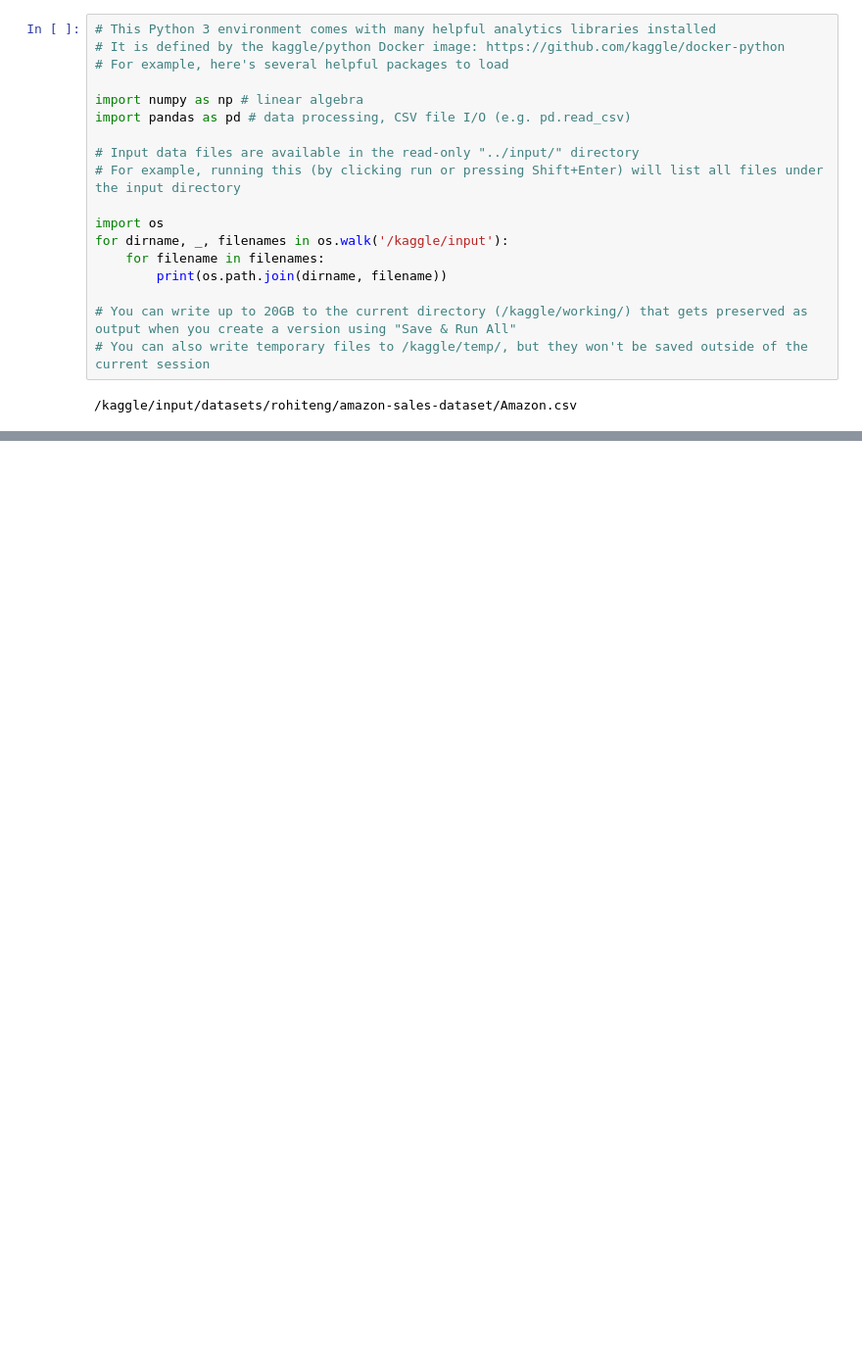
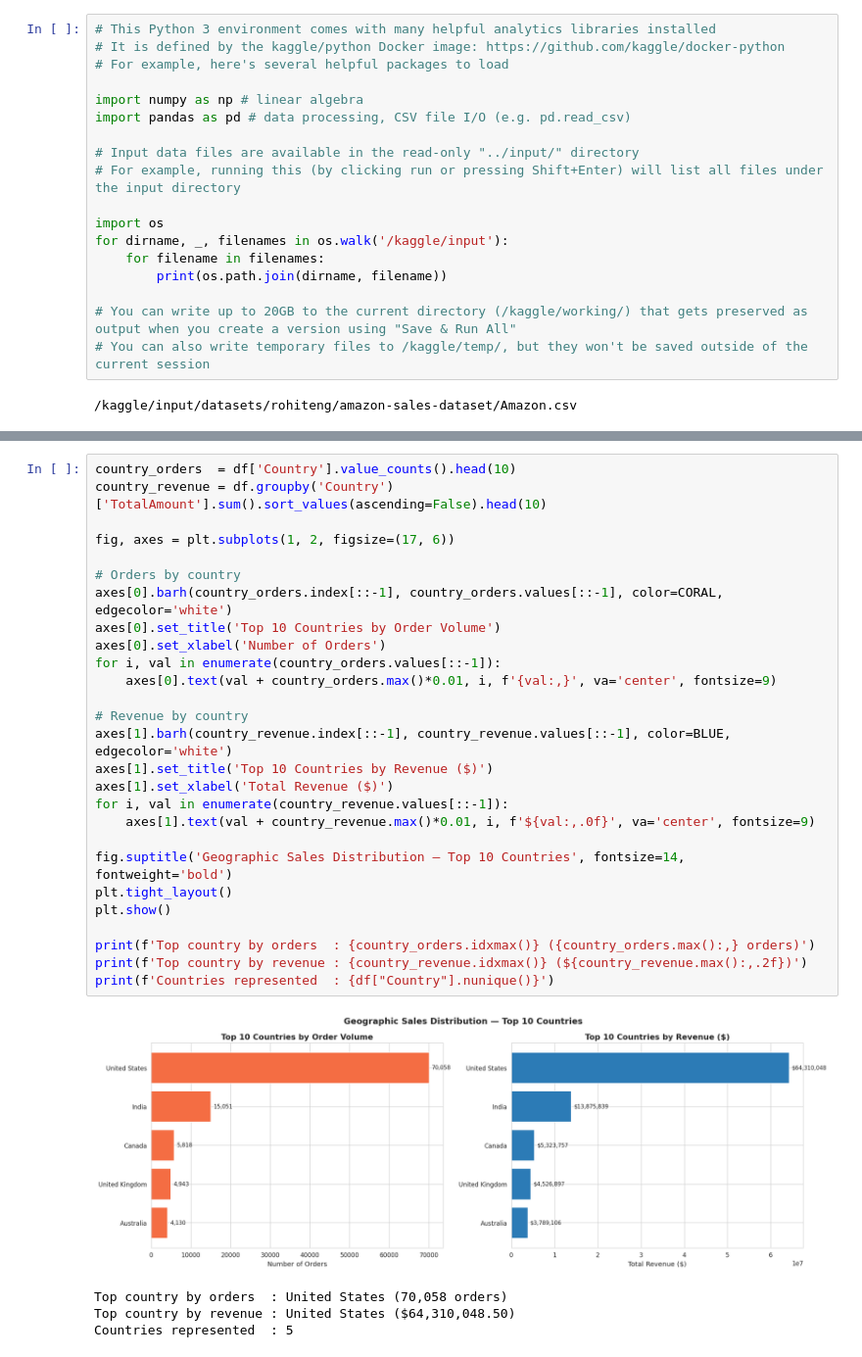
Before and after one commit to noorhuda523/CodeAlpha_AmazonSalesDataset_EDA, a Jupyter notebook: eda-on-amazon-sales-dataset.ipynb, the cells around one changed output, grey strips where cells are left out. Shown at 98% size. Cells and saved outputs as stored; diff of their text form; blank space fills up the shorter version.

```diff
--- a/eda-on-amazon-sales-dataset.ipynb
+++ b/eda-on-amazon-sales-dataset.ipynb
@@ -466,0 +357,32 @@ Sample Category-Product Check:
+# %%
+country_orders  = df['Country'].value_counts().head(10)
+country_revenue = df.groupby('Country')['TotalAmount'].sum().sort_values(ascending=False).head(10)
+
+fig, axes = plt.subplots(1, 2, figsize=(17, 6))
+
+# Orders by country
+axes[0].barh(country_orders.index[::-1], country_orders.values[::-1], color=CORAL, edgecolor='white')
+axes[0].set_title('Top 10 Countries by Order Volume')
+axes[0].set_xlabel('Number of Orders')
+for i, val in enumerate(country_orders.values[::-1]):
+    axes[0].text(val + country_orders.max()*0.01, i, f'{val:,}', va='center', fontsize=9)
+
+# Revenue by country
+axes[1].barh(country_revenue.index[::-1], country_revenue.values[::-1], color=BLUE, edgecolor='white')
+axes[1].set_title('Top 10 Countries by Revenue ($)')
+axes[1].set_xlabel('Total Revenue ($)')
+for i, val in enumerate(country_revenue.values[::-1]):
+    axes[1].text(val + country_revenue.max()*0.01, i, f'${val:,.0f}', va='center', fontsize=9)
+
+fig.suptitle('Geographic Sales Distribution — Top 10 Countries', fontsize=14, fontweight='bold')
+plt.tight_layout()
+plt.show()
+
+print(f'Top country by orders  : {country_orders.idxmax()} ({country_orders.max():,} orders)')
+print(f'Top country by revenue : {country_revenue.idxmax()} (${country_revenue.max():,.2f})')
+print(f'Countries represented  : {df["Country"].nunique()}')
+# %% [output]
+[figure, added]
+Top country by orders  : United States (70,058 orders)
+Top country by revenue : United States ($64,310,048.50)
+Countries represented  : 5
```
Also changed, not shown: parts of 65 cells of this notebook.
